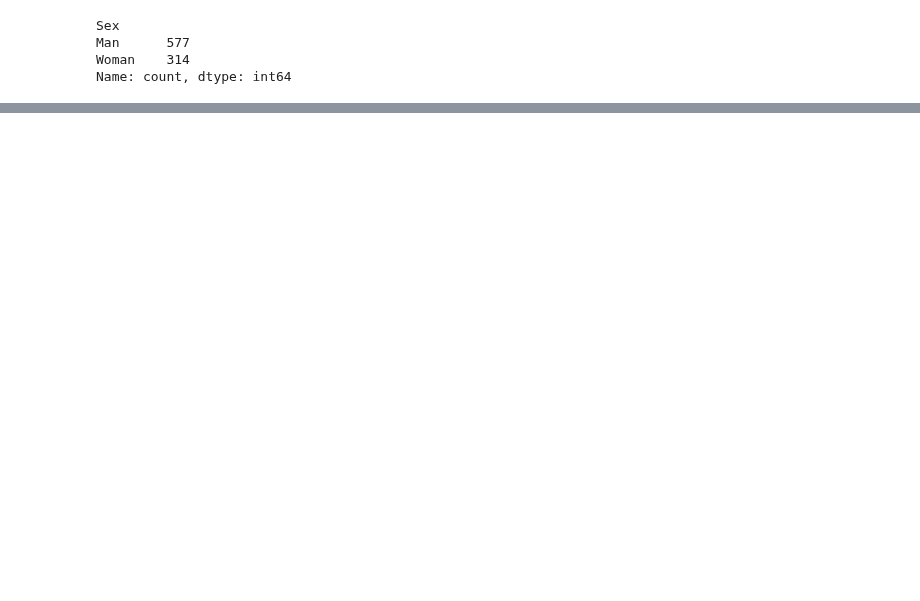
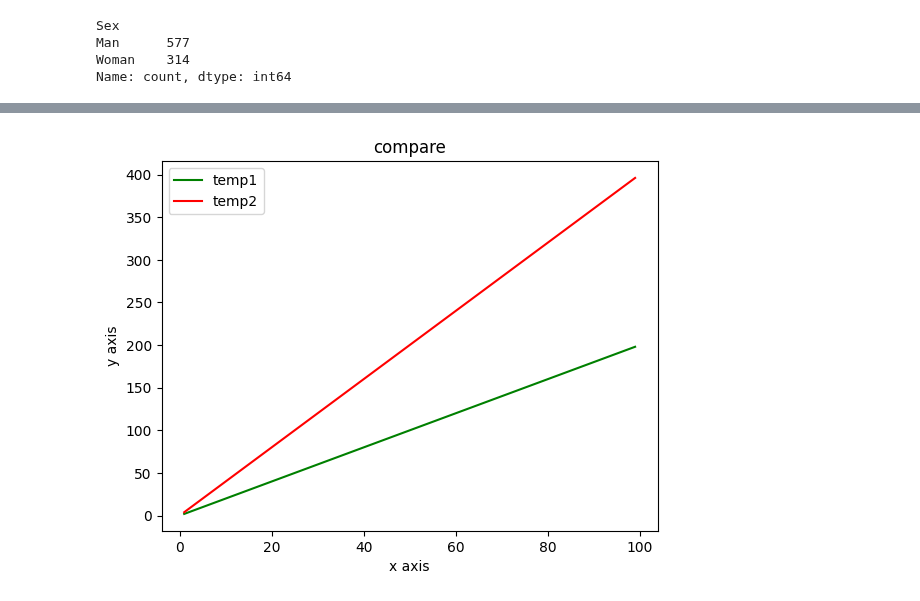
Before and after one commit to miji-lee-kr/titanic_practice, a Jupyter notebook: titanic.ipynb, the cells around one changed output, grey strips where cells are left out. Saved outputs shown, nothing was run; the diff lists cells and outputs as text; code cells hidden in the pictures; blank space fills up the shorter version.

```diff
--- a/titanic.ipynb
+++ b/titanic.ipynb
@@ -928,0 +984,18 @@ ModuleNotFoundError: No module named 'matplotlib'
+# %%
+# 한 axes 위에 여러 그래프 배치할 때
+
+x1 = np.arange(1,100)
+y1 = x1*2
+y2 = x1*4
+
+plt.plot(x1,y1, color = 'green', label = 'temp1') # 현재 axes를 자동으로 생성
+plt.plot(x1, y2, color = 'red', label = 'temp2') # 위에서 생성된 액시스를 자동으로 찾음
+
+plt.xlabel('x axis')
+plt.ylabel('y axis')
+
+plt.title('compare')
+plt.legend()
+plt.show()
+# %% [output]
+[figure, added]
```
Also changed, not shown: parts of 9 cells of this notebook.
